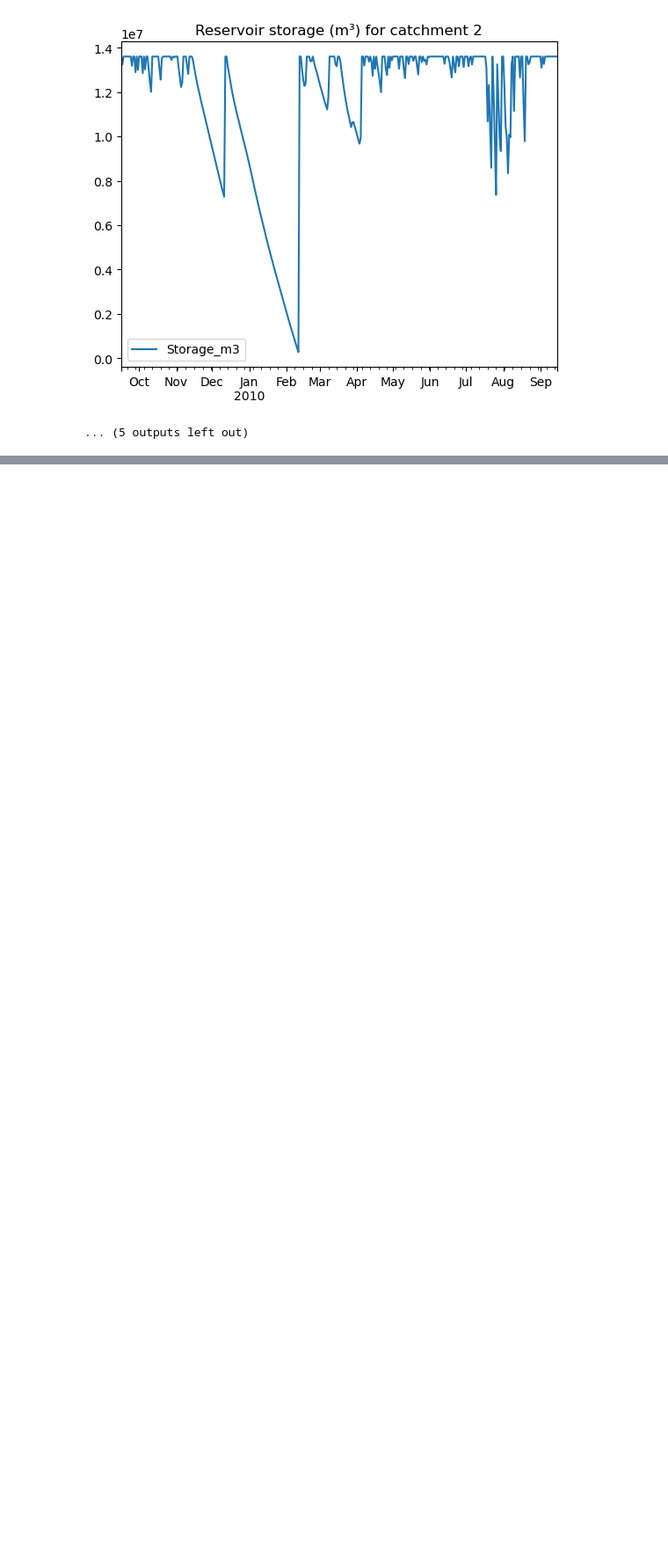
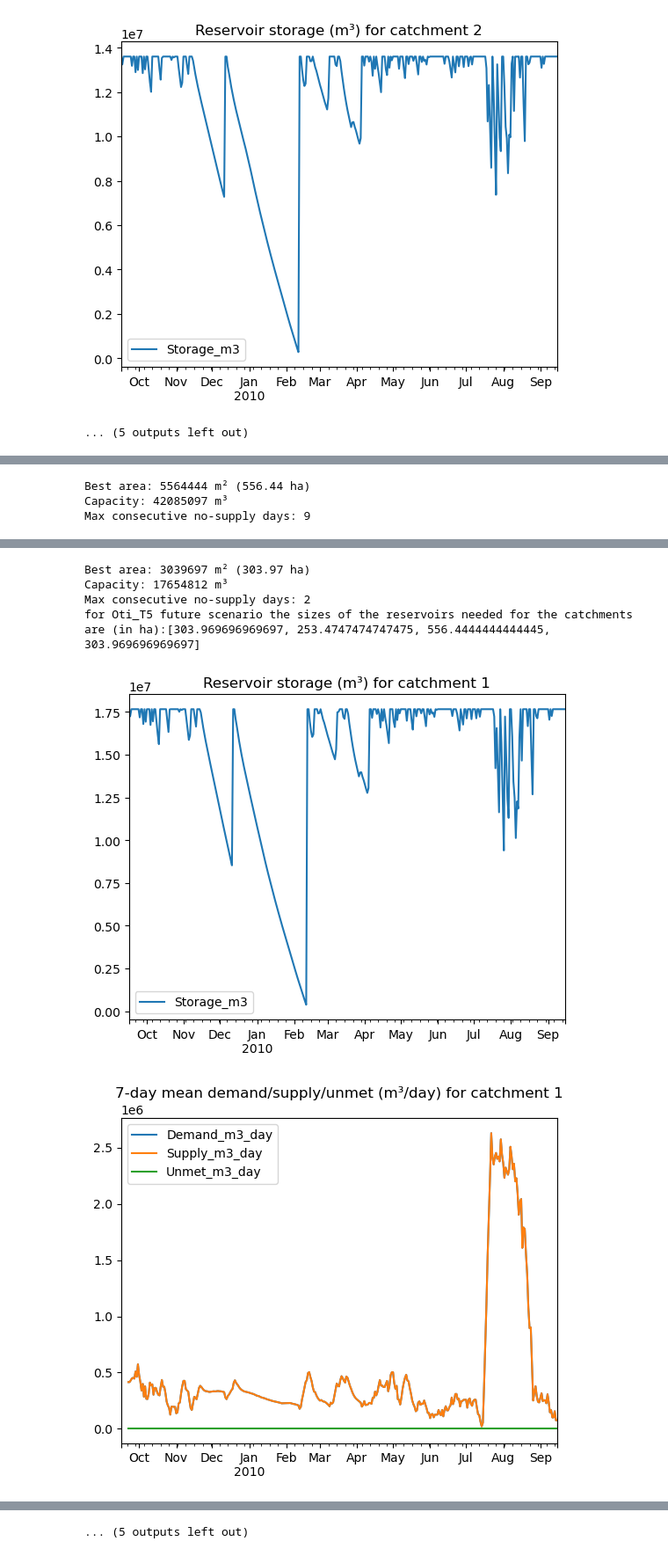
Before and after one commit to ehuistra/volta-case, a Jupyter notebook: Reservoir_Design_Model.ipynb, the cells around one changed output, grey strips where cells are left out. Shown at 88% size. Cells and saved outputs as stored; diff of their text form; code cells hidden in the pictures; blank space fills up the shorter version.

```diff
--- a/Reservoir_Design_Model.ipynb
+++ b/Reservoir_Design_Model.ipynb
@@ -1133,3 +1133,48 @@ for Oti_T5 the sizes of the reservoirs needed for the catchments are (in ha):[30
 [figure]
 [figure]
 ... (5 outputs left out)
+# %%
+print("For Oti_T5 future scenario for the newly defined catchments:")
+
+surfaceareas4 = []
+for i in range(len(new_catchments)):
+    area_catchment = new_catchments["Areas (m^2)"].iloc[i]
+    area_irrigation = new_catchments["crop_area_m2"].iloc[i]
+    model = ReservoirDesignModel(
+    percip_df=oti_T5_future,     # or your scenario precip
+    evap_df=df_evaporation,      # aligned ET0 series
+    kc_combined_md=kc_combined_md,
+    area_catchment=area_catchment,
+    area_irrigation=area_irrigation,
+    Cr=Cr,
+    k=k,
+    river_q=eval(new_catchments["River"].iloc[i]),   # design-year river (m3/s)
+    diversion=0.30,
+    Qdiv_max_m3s=10.0,            # IMPORTANT
+    stop_diversion_when_full=True,
+    deficit_frac_threshold=0.2,  # or 0.0
+    use_soil_bucket=False        # set True when you're ready
+    )
+
+    best_area_m2, sim_best, summary = model.find_min_area(
+        reservoir_area,
+        max_consecutive_failure_days=10,
+        S0_frac=1.0
+        )
+
+    display(summary)
+    surfaceareas4.append(best_area_m2)
+
+    if best_area_m2 is None:
+        print("No feasible area found in the candidate set.")
+    else:
+        print(f"Best area: {best_area_m2:.0f} m² ({best_area_m2/10000:.2f} ha)")
+        print(f"Capacity: {volume(best_area_m2):.0f} m³")
+        print(f"Max consecutive no-supply days: {model.max_consecutive_failure_days(sim_best)}")
+
+        sim_best[["Storage_m3"]].plot(title=f"Reservoir storage (m³) for catchment {new_catchments.index[i]}")
+        sim_best[["Demand_m3_day","Supply_m3_day","Unmet_m3_day"]].rolling(7).mean().plot(
+            title=f"7-day mean demand/supply/unmet (m³/day) for catchment {new_catchments.index[i]}"
+        )
+print(f"for Oti_T5 future scenario the sizes of the reservoirs needed for the catchments are (in ha):{[area/10000 for area in surfaceareas4]}")
+# %% [output]
@@ -1135,0 +1216,3 @@ for Oti_T5 the sizes of the reservoirs needed for the catchments are (in ha):[30
+Best area: 5564444 m² (556.44 ha)
+Capacity: 42085097 m³
+Max consecutive no-supply days: 9
@@ -1135,0 +1227,6 @@ for Oti_T5 the sizes of the reservoirs needed for the catchments are (in ha):[30
+Best area: 3039697 m² (303.97 ha)
+Capacity: 17654812 m³
+Max consecutive no-supply days: 2
+for Oti_T5 future scenario the sizes of the reservoirs needed for the catchments are (in ha):[303.969696969697, 253.4747474747475, 556.4444444444445, 303.969696969697]
+[figure, added]
+[figure, added]
@@ -1136,3 +1234,4 @@ for Oti_T5 the sizes of the reservoirs needed for the catchments are (in ha):[30
+... (5 outputs left out)
 # %%
 print("OTI_5 original basins:", [area/10000 for area in surfaceareas])
 print("OTI_5 future basins:", [area/10000 for area in surfaceareas2])
```
Also changed, not shown: parts of 5 cells of this notebook.
